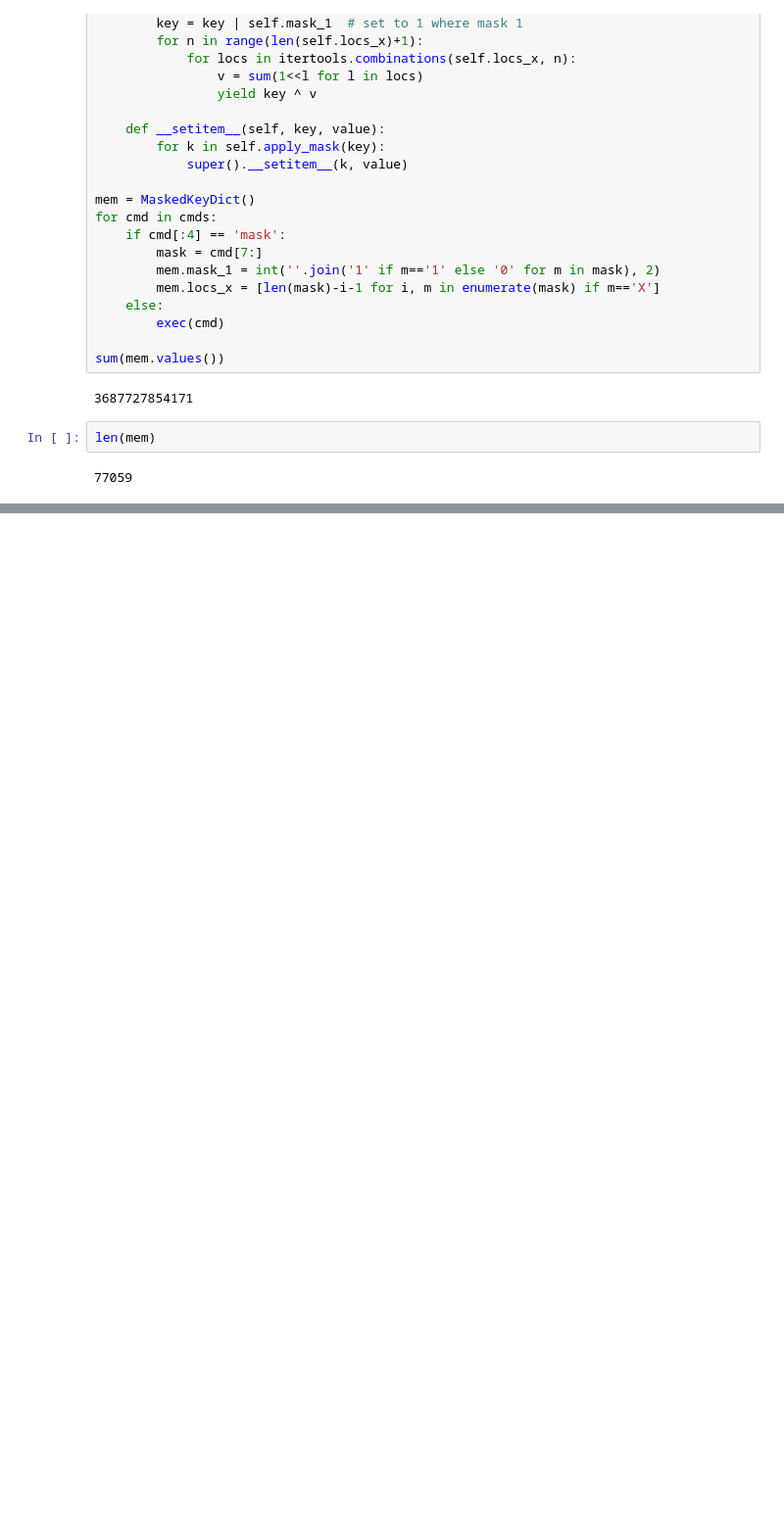
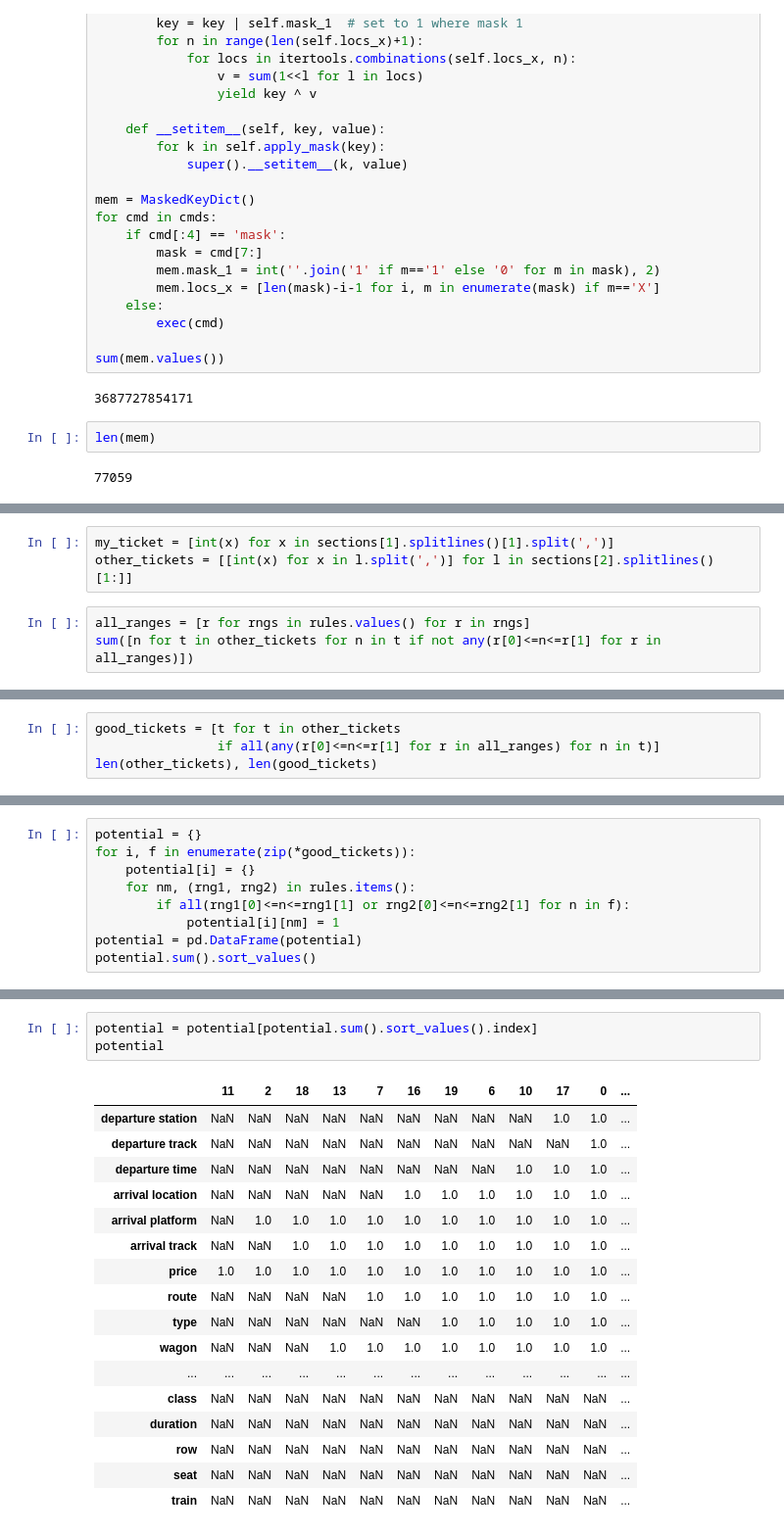
Before and after one commit to worc3131/AOC2020, a Jupyter notebook: AOC2020.ipynb, the cells around one changed output, grey strips where cells are left out. Shown at 98% size. Cells and saved outputs as stored; diff of their text form; blank space fills up the shorter version.

```diff
--- a/AOC2020.ipynb
+++ b/AOC2020.ipynb
@@ -663,0 +664,6 @@ nums
+# %%
+my_ticket = [int(x) for x in sections[1].splitlines()[1].split(',')]
+other_tickets = [[int(x) for x in l.split(',')] for l in sections[2].splitlines()[1:]]
+# %%
+all_ranges = [r for rngs in rules.values() for r in rngs]
+sum([n for t in other_tickets for n in t if not any(r[0]<=n<=r[1] for r in all_ranges)])
@@ -663,0 +672,4 @@ nums
+# %%
+good_tickets = [t for t in other_tickets
+                if all(any(r[0]<=n<=r[1] for r in all_ranges) for n in t)]
+len(other_tickets), len(good_tickets)
@@ -663,0 +678,9 @@ nums
+# %%
+potential = {}
+for i, f in enumerate(zip(*good_tickets)):
+    potential[i] = {}
+    for nm, (rng1, rng2) in rules.items():
+        if all(rng1[0]<=n<=rng1[1] or rng2[0]<=n<=rng2[1] for n in f):
+            potential[i][nm] = 1
+potential = pd.DataFrame(potential)
+potential.sum().sort_values()
@@ -663,0 +705,21 @@ nums
+# %%
+potential = potential[potential.sum().sort_values().index]
+potential
+# %% [output]
+|  | 11 | 2 | 18 | 13 | 7 | 16 | 19 | 6 | 10 | 17 | 0 | ... |
+| departure station | NaN | NaN | NaN | NaN | NaN | NaN | NaN | NaN | NaN | 1.0 | 1.0 | ... |
+| departure track | NaN | NaN | NaN | NaN | NaN | NaN | NaN | NaN | NaN | NaN | 1.0 | ... |
+| departure time | NaN | NaN | NaN | NaN | NaN | NaN | NaN | NaN | 1.0 | 1.0 | 1.0 | ... |
+| arrival location | NaN | NaN | NaN | NaN | NaN | 1.0 | 1.0 | 1.0 | 1.0 | 1.0 | 1.0 | ... |
+| arrival platform | NaN | 1.0 | 1.0 | 1.0 | 1.0 | 1.0 | 1.0 | 1.0 | 1.0 | 1.0 | 1.0 | ... |
+| arrival track | NaN | NaN | 1.0 | 1.0 | 1.0 | 1.0 | 1.0 | 1.0 | 1.0 | 1.0 | 1.0 | ... |
+| price | 1.0 | 1.0 | 1.0 | 1.0 | 1.0 | 1.0 | 1.0 | 1.0 | 1.0 | 1.0 | 1.0 | ... |
+| route | NaN | NaN | NaN | NaN | 1.0 | 1.0 | 1.0 | 1.0 | 1.0 | 1.0 | 1.0 | ... |
+| type | NaN | NaN | NaN | NaN | NaN | NaN | 1.0 | 1.0 | 1.0 | 1.0 | 1.0 | ... |
+| wagon | NaN | NaN | NaN | 1.0 | 1.0 | 1.0 | 1.0 | 1.0 | 1.0 | 1.0 | 1.0 | ... |
+| ... | ... | ... | ... | ... | ... | ... | ... | ... | ... | ... | ... | ... |
+| class | NaN | NaN | NaN | NaN | NaN | NaN | NaN | NaN | NaN | NaN | NaN | ... |
+| duration | NaN | NaN | NaN | NaN | NaN | NaN | NaN | NaN | NaN | NaN | NaN | ... |
+| row | NaN | NaN | NaN | NaN | NaN | NaN | NaN | NaN | NaN | NaN | NaN | ... |
+| seat | NaN | NaN | NaN | NaN | NaN | NaN | NaN | NaN | NaN | NaN | NaN | ... |
+| train | NaN | NaN | NaN | NaN | NaN | NaN | NaN | NaN | NaN | NaN | NaN | ... |
```
Also changed, not shown: parts of 9 cells of this notebook, 1 other file.
